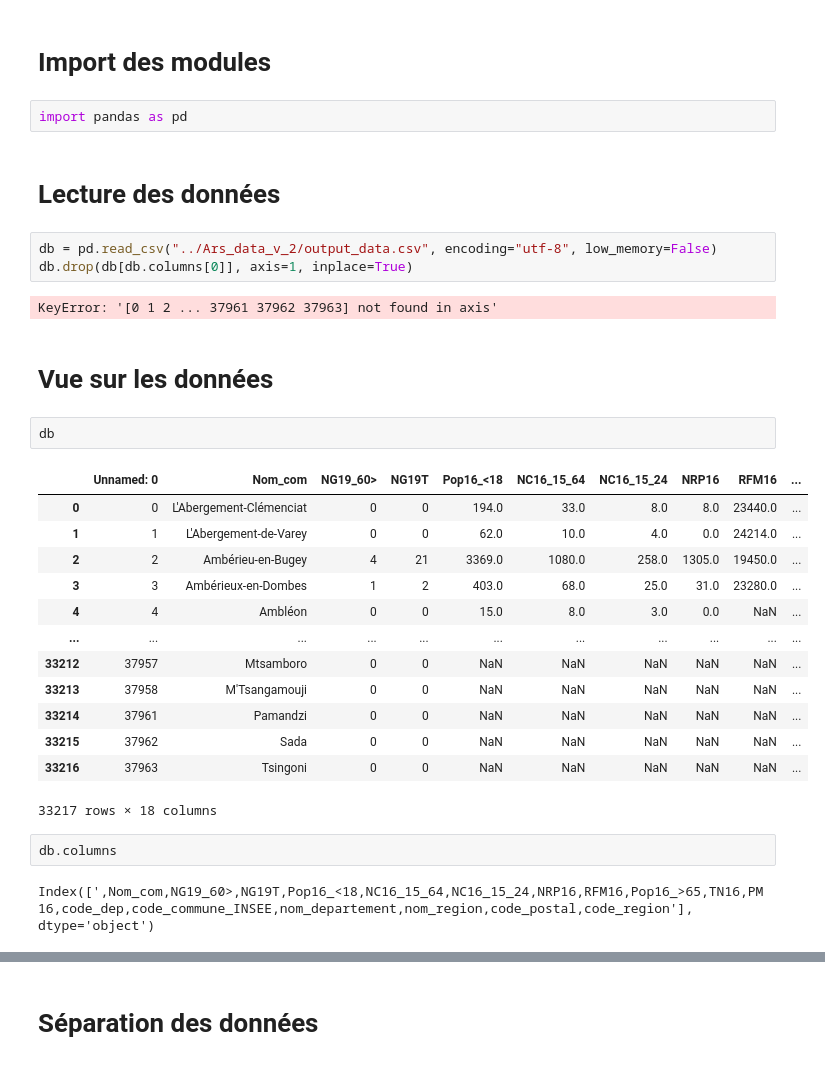
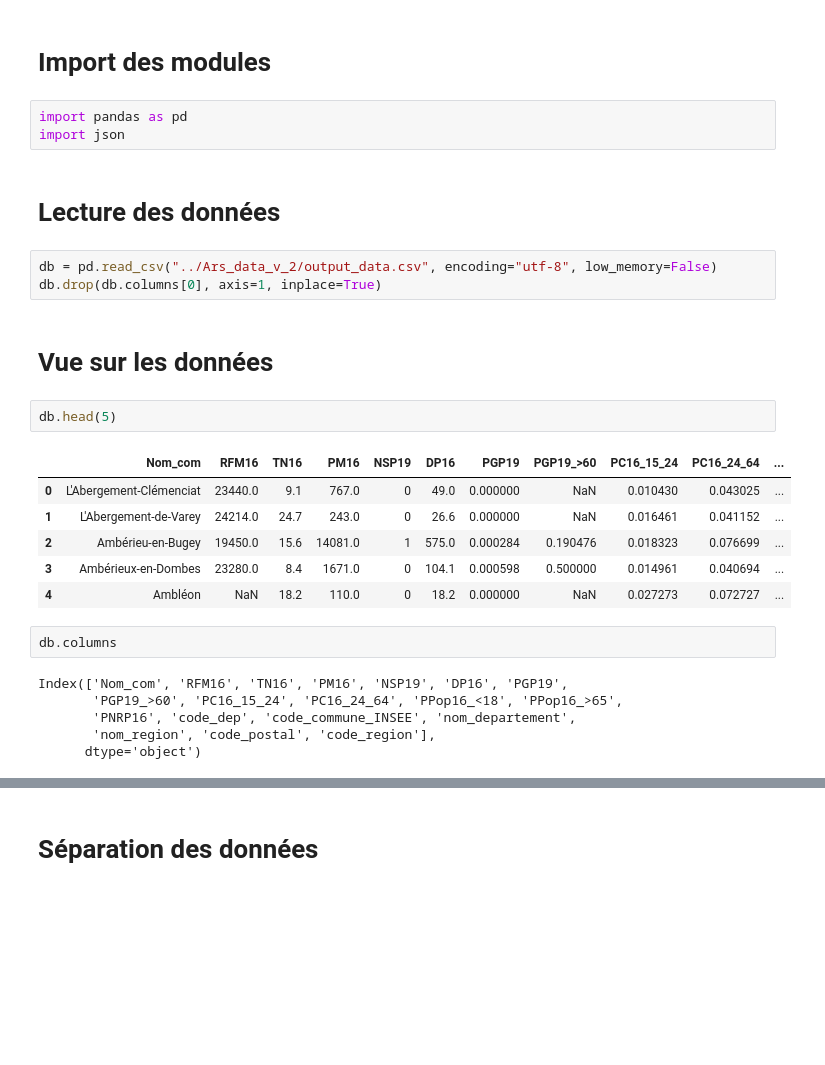
Before and after one commit to JosephAkaBrou/Marathon-du-web, a Jupyter notebook: Stats/Statistique.ipynb, the cells around one changed output, grey strips where cells are left out. Drawn from its saved outputs; the diff is of its cells as text; blank space fills up the shorter version.

```diff
--- a/Stats/Statistique.ipynb
+++ b/Stats/Statistique.ipynb
@@ -2,34 +2,30 @@
 # Import des modules
 # %%
 import pandas as pd
+import json
 # %% [markdown]
 # Lecture des données
 # %%
 db = pd.read_csv("../Ars_data_v_2/output_data.csv", encoding="utf-8", low_memory=False)
-db.drop(db[db.columns[0]], axis=1, inplace=True)
+db.drop(db.columns[0], axis=1, inplace=True)
-# %% [output]
-KeyError: '[0 1 2 ... 37961 37962 37963] not found in axis'
 # %% [markdown]
 # Vue sur les données
 # %%
-db
+db.head(5)
 # %% [output]
-|  | Unnamed: 0 | Nom_com | NG19_60> | NG19T | Pop16_<18 | NC16_15_64 | NC16_15_24 | NRP16 | RFM16 | ... |
-| 0 | 0 | L'Abergement-Clémenciat | 0 | 0 | 194.0 | 33.0 | 8.0 | 8.0 | 23440.0 | ... |
-| 1 | 1 | L'Abergement-de-Varey | 0 | 0 | 62.0 | 10.0 | 4.0 | 0.0 | 24214.0 | ... |
-| 2 | 2 | Ambérieu-en-Bugey | 4 | 21 | 3369.0 | 1080.0 | 258.0 | 1305.0 | 19450.0 | ... |
-| 3 | 3 | Ambérieux-en-Dombes | 1 | 2 | 403.0 | 68.0 | 25.0 | 31.0 | 23280.0 | ... |
-| 4 | 4 | Ambléon | 0 | 0 | 15.0 | 8.0 | 3.0 | 0.0 | NaN | ... |
-| ... | ... | ... | ... | ... | ... | ... | ... | ... | ... | ... |
-| 33212 | 37957 | Mtsamboro | 0 | 0 | NaN | NaN | NaN | NaN | NaN | ... |
-| 33213 | 37958 | M'Tsangamouji | 0 | 0 | NaN | NaN | NaN | NaN | NaN | ... |
-| 33214 | 37961 | Pamandzi | 0 | 0 | NaN | NaN | NaN | NaN | NaN | ... |
-| 33215 | 37962 | Sada | 0 | 0 | NaN | NaN | NaN | NaN | NaN | ... |
-| 33216 | 37963 | Tsingoni | 0 | 0 | NaN | NaN | NaN | NaN | NaN | ... |
+|  | Nom_com | RFM16 | TN16 | PM16 | NSP19 | DP16 | PGP19 | PGP19_>60 | PC16_15_24 | PC16_24_64 | ... |
+| 0 | L'Abergement-Clémenciat | 23440.0 | 9.1 | 767.0 | 0 | 49.0 | 0.000000 | NaN | 0.010430 | 0.043025 | ... |
+| 1 | L'Abergement-de-Varey | 24214.0 | 24.7 | 243.0 | 0 | 26.6 | 0.000000 | NaN | 0.016461 | 0.041152 | ... |
+| 2 | Ambérieu-en-Bugey | 19450.0 | 15.6 | 14081.0 | 1 | 575.0 | 0.000284 | 0.190476 | 0.018323 | 0.076699 | ... |
+| 3 | Ambérieux-en-Dombes | 23280.0 | 8.4 | 1671.0 | 0 | 104.1 | 0.000598 | 0.500000 | 0.014961 | 0.040694 | ... |
+| 4 | Ambléon | NaN | 18.2 | 110.0 | 0 | 18.2 | 0.000000 | NaN | 0.027273 | 0.072727 | ... |
-33217 rows × 18 columns
 # %%
 db.columns
 # %% [output]
-Index([',Nom_com,NG19_60>,NG19T,Pop16_<18,NC16_15_64,NC16_15_24,NRP16,RFM16,Pop16_>65,TN16,PM16,code_dep,code_commune_INSEE,nom_departement,nom_region,code_postal,code_region'], dtype='object')
+Index(['Nom_com', 'RFM16', 'TN16', 'PM16', 'NSP19', 'DP16', 'PGP19',
+       'PGP19_>60', 'PC16_15_24', 'PC16_24_64', 'PPop16_<18', 'PPop16_>65',
+       'PNRP16', 'code_dep', 'code_commune_INSEE', 'nom_departement',
+       'nom_region', 'code_postal', 'code_region'],
+      dtype='object')
 # %%
 db.describe()
```
Also changed, not shown: parts of 14 cells of this notebook, 1 other file.
